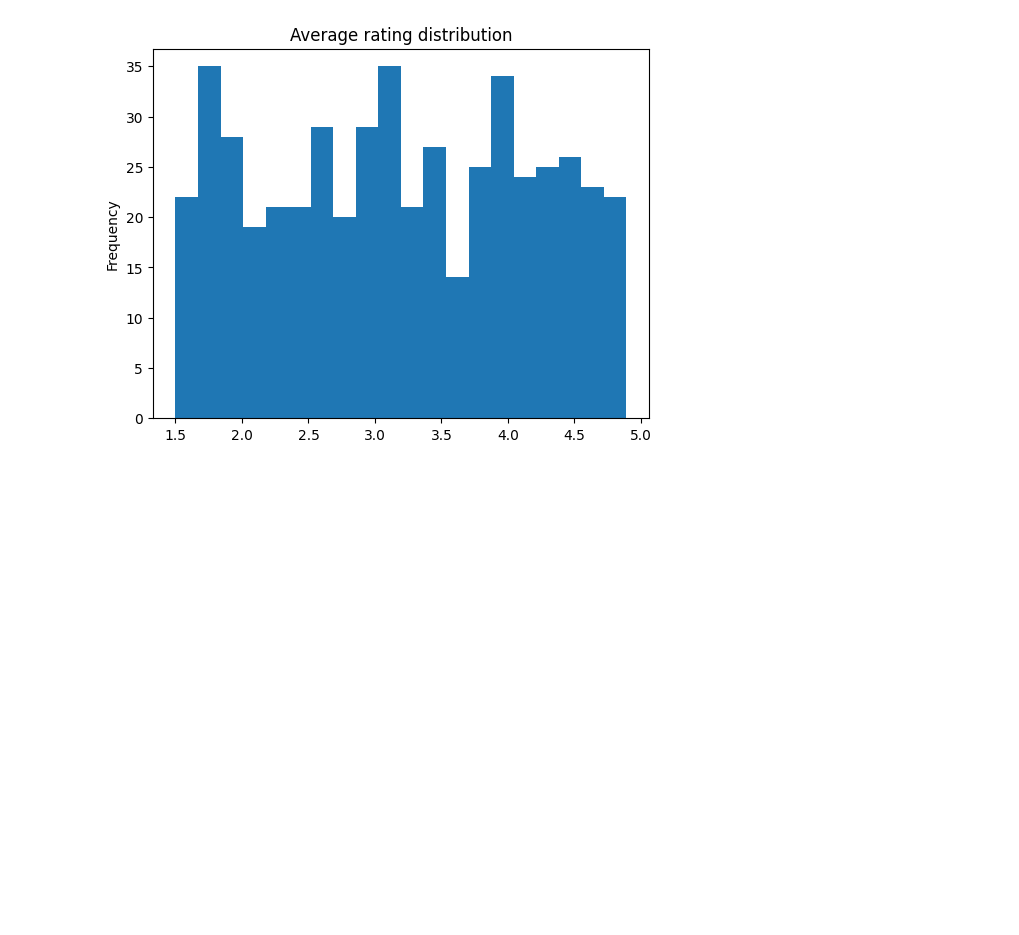
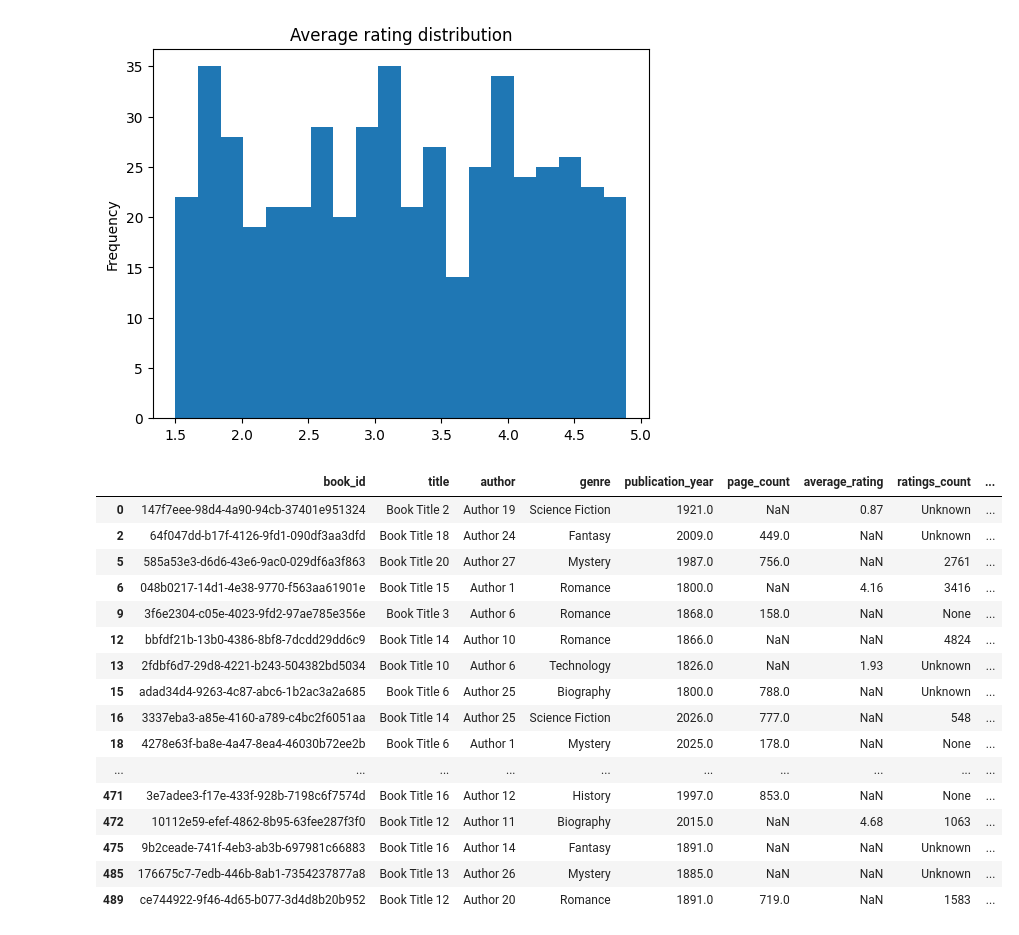
Before and after one commit to fawkx/my_python_solid_app, a Jupyter notebook: notebook/notes.ipynb, the cells around one changed output. Cells and saved outputs as stored; diff of their text form; code cells hidden in the pictures; blank space fills up the shorter version.

Commit message:
cleaning data with pandas

```diff
--- a/notebook/notes.ipynb
+++ b/notebook/notes.ipynb
@@ -7,3 +7,74 @@ df['average_rating'].plot(kind='hist', bins=20, title='Average rating distributi
 plt.show()
 # %% [output]
 [figure]
+# %%
+import json
+import numpy as np
+import pandas as pd
+
+# Load raw JSON data directly into a DataFrame
+df = pd.read_json("../books_dirty.json")
+
+# Normalizing empty strings to missing values(NaN)
+df = df.replace(r"^\s*$", np.nan, regex=True)
+
+# Converts publication_year values to numbers and then clamps to range of 1800-2026
+df["publication_year"] = pd.to_numeric(df["publication_year"], errors="coerce")
+df["publication_year"] = df["publication_year"].clip(1800, 2026)
+
+# Converts average_rating to numeric and ensures it can't have impossible values (Rating can only be between 0-5)
+df["average_rating"] = pd.to_numeric(df["average_rating"], errors="coerce")
+df.loc[(df["average_rating"] < 0) | (df["average_rating"] > 5), "average_rating"] = np.nan
+
+# Converts page_count to numeric and ensures it can't have impossible values
+df["page_count"] = pd.to_numeric(df["page_count"], errors="coerce")
+df.loc[df["page_count"] <= 0, "page_count"] = np.nan
+
+# Normalize dates in last_checkout
+df["last_checkout"] = pd.to_datetime(df["last_checkout"], format="%Y-%m-%dT%H:%M:%S.%f", errors="coerce")
+df["last_checkout"] = df["last_checkout"].dt.strftime("%Y-%m-%d")
+
+# Normalize text fields
+text_cols = ["genre", "language", "format", "publisher", "title", "author"]
+
+# Converts to string dtype, trims leading/trailing spaces, collapses multiple spaces, and applies proper capitalization
+for col in text_cols:
+    df[col] = (
+        df[col]
+        .astype("string")
+        .str.strip()
+        .str.replace(r"\s+", " ", regex=True)
+        .str.title()
+    )
+
+# Remove duplicate books
+df = df.drop_duplicates(subset=["title", "author"], keep="first")
+
+# Drop incomplete records
+required = ["book_id", "title", "author", "publication_year"]
+df = df.dropna(subset=required)
+
+# Allow to display all entries
+pd.set_option("display.max_rows", None)
+pd.set_option("display.max_columns", None)
+
+# Show final cleaned dataframe
+df
+# %% [output]
+|  | book_id | title | author | genre | publication_year | page_count | average_rating | ratings_count | ... |
+| 0 | 147f7eee-98d4-4a90-94cb-37401e951324 | Book Title 2 | Author 19 | Science Fiction | 1921.0 | NaN | 0.87 | Unknown | ... |
+| 2 | 64f047dd-b17f-4126-9fd1-090df3aa3dfd | Book Title 18 | Author 24 | Fantasy | 2009.0 | 449.0 | NaN | Unknown | ... |
+| 5 | 585a53e3-d6d6-43e6-9ac0-029df6a3f863 | Book Title 20 | Author 27 | Mystery | 1987.0 | 756.0 | NaN | 2761 | ... |
+| 6 | 048b0217-14d1-4e38-9770-f563aa61901e | Book Title 15 | Author 1 | Romance | 1800.0 | NaN | 4.16 | 3416 | ... |
+| 9 | 3f6e2304-c05e-4023-9fd2-97ae785e356e | Book Title 3 | Author 6 | Romance | 1868.0 | 158.0 | NaN | None | ... |
+| 12 | bbfdf21b-13b0-4386-8bf8-7dcdd29dd6c9 | Book Title 14 | Author 10 | Romance | 1866.0 | NaN | NaN | 4824 | ... |
+| 13 | 2fdbf6d7-29d8-4221-b243-504382bd5034 | Book Title 10 | Author 6 | Technology | 1826.0 | NaN | 1.93 | Unknown | ... |
+| 15 | adad34d4-9263-4c87-abc6-1b2ac3a2a685 | Book Title 6 | Author 25 | Biography | 1800.0 | 788.0 | NaN | Unknown | ... |
+| 16 | 3337eba3-a85e-4160-a789-c4bc2f6051aa | Book Title 14 | Author 25 | Science Fiction | 2026.0 | 777.0 | NaN | 548 | ... |
+| 18 | 4278e63f-ba8e-4a47-8ea4-46030b72ee2b | Book Title 6 | Author 1 | Mystery | 2025.0 | 178.0 | NaN | None | ... |
+| ... | ... | ... | ... | ... | ... | ... | ... | ... | ... |
+| 471 | 3e7adee3-f17e-433f-928b-7198c6f7574d | Book Title 16 | Author 12 | History | 1997.0 | 853.0 | NaN | None | ... |
+| 472 | 10112e59-efef-4862-8b95-63fee287f3f0 | Book Title 12 | Author 11 | Biography | 2015.0 | NaN | 4.68 | 1063 | ... |
+| 475 | 9b2ceade-741f-4eb3-ab3b-697981c66883 | Book Title 16 | Author 14 | Fantasy | 1891.0 | NaN | NaN | Unknown | ... |
+| 485 | 176675c7-7edb-446b-8ab1-7354237877a8 | Book Title 13 | Author 26 | Mystery | 1885.0 | NaN | NaN | Unknown | ... |
+| 489 | ce744922-9f46-4d65-b077-3d4d8b20b952 | Book Title 12 | Author 20 | Romance | 1891.0 | 719.0 | NaN | 1583 | ... |
```
